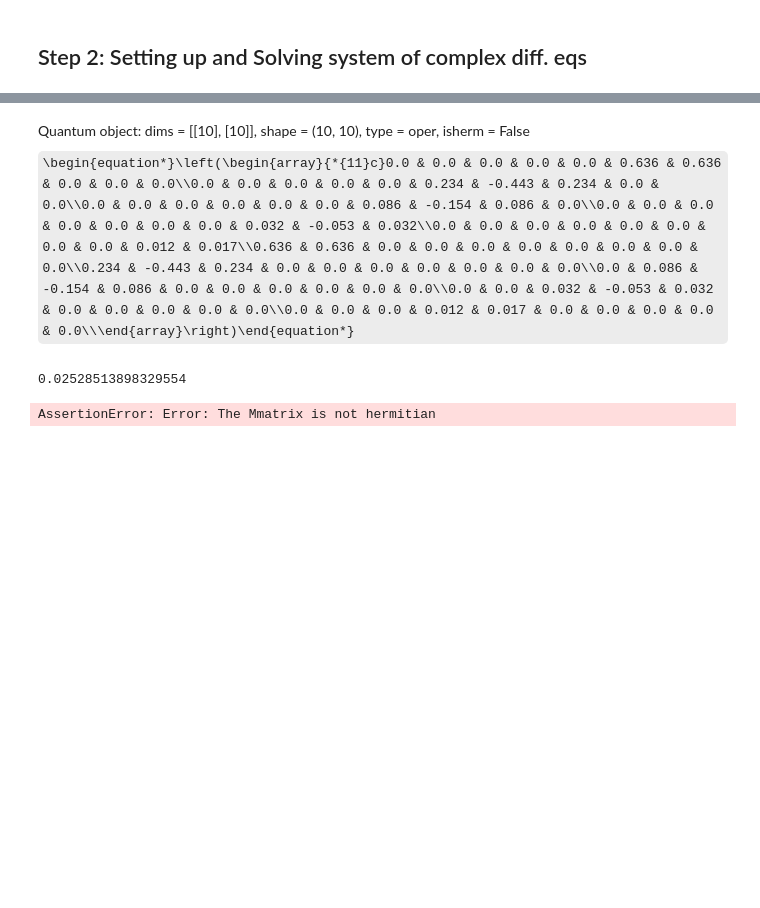
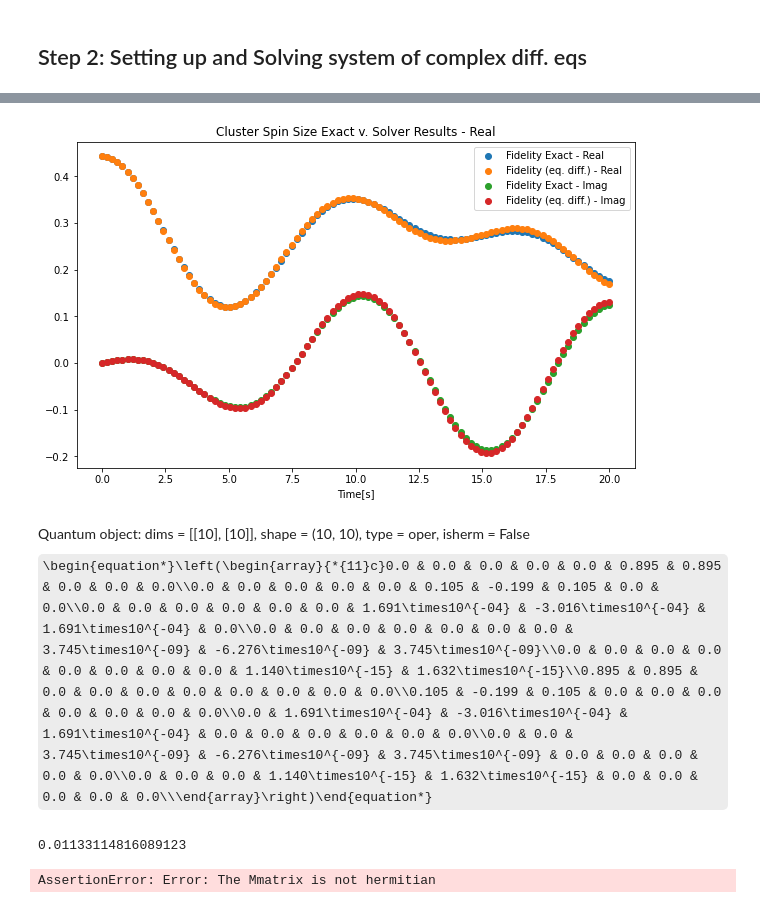
Before and after one commit to licTomasPerez/RMN-Max_Ent, a Jupyter notebook: RMN-markov eq.ipynb, the cells around one changed output, grey strips where cells are left out. Cells and saved outputs as stored; diff of their text form; code cells hidden in the pictures; some formulas as TeX source; blank space fills up the shorter version.

```diff
--- a/RMN-markov eq.ipynb
+++ b/RMN-markov eq.ipynb
@@ -96,14 +229,28 @@ param_list = [M, p, a]
+# %%
+fig0, ax0 = plt.subplots(figsize=(10,6))
+
+plt.title("Cluster Spin Size Exact v. Solver Results - Real")
+plt.scatter(ts, np.real(cluster_spin_size_at_timet_exact), label = "Fidelity Exact - Real")
+plt.scatter(ts, np.real(cluster_spin_size_at_timet), label = "Fidelity (eq. diff.) - Real")
+
+plt.scatter(ts, np.imag(cluster_spin_size_at_timet_exact), label = "Fidelity Exact - Imag")
+plt.scatter(ts, np.imag(cluster_spin_size_at_timet), label = "Fidelity (eq. diff.) - Imag")
+
+ax0.legend(loc = 0)
+plt.xlabel("Time[s]")
+plt.show()
+# %% [output]
+[figure, added]
 # %%
-Mmatrix = me.antidiagonal_2M2M_block_Mmatrix(parameters = param_list,
-                                                  time=2, qutip_qobj_result = False)
+Mmatrix = me.antidiagonal_2M2M_block_Mmatrix(time=2, M = M, p = p, a = a, qutip_qobj_result = False)
 qutip.Qobj(Mmatrix)
 # %% [output]
-Quantum object: dims = [[10], [10]], shape = (10, 10), type = oper, isherm = False\begin{equation*}\left(\begin{array}{*{11}c}0.0 & 0.0 & 0.0 & 0.0 & 0.0 & 0.636 & 0.636 & 0.0 & 0.0 & 0.0\\0.0 & 0.0 & 0.0 & 0.0 & 0.0 & 0.234 & -0.443 & 0.234 & 0.0 & 0.0\\0.0 & 0.0 & 0.0 & 0.0 & 0.0 & 0.0 & 0.086 & -0.154 & 0.086 & 0.0\\0.0 & 0.0 & 0.0 & 0.0 & 0.0 & 0.0 & 0.0 & 0.032 & -0.053 & 0.032\\0.0 & 0.0 & 0.0 & 0.0 & 0.0 & 0.0 & 0.0 & 0.0 & 0.012 & 0.017\\0.636 & 0.636 & 0.0 & 0.0 & 0.0 & 0.0 & 0.0 & 0.0 & 0.0 & 0.0\\0.234 & -0.443 & 0.234 & 0.0 & 0.0 & 0.0 & 0.0 & 0.0 & 0.0 & 0.0\\0.0 & 0.086 & -0.154 & 0.086 & 0.0 & 0.0 & 0.0 & 0.0 & 0.0 & 0.0\\0.0 & 0.0 & 0.032 & -0.053 & 0.032 & 0.0 & 0.0 & 0.0 & 0.0 & 0.0\\0.0 & 0.0 & 0.0 & 0.012 & 0.017 & 0.0 & 0.0 & 0.0 & 0.0 & 0.0\\\end{array}\right)\end{equation*}
+Quantum object: dims = [[10], [10]], shape = (10, 10), type = oper, isherm = False\begin{equation*}\left(\begin{array}{*{11}c}0.0 & 0.0 & 0.0 & 0.0 & 0.0 & 0.895 & 0.895 & 0.0 & 0.0 & 0.0\\0.0 & 0.0 & 0.0 & 0.0 & 0.0 & 0.105 & -0.199 & 0.105 & 0.0 & 0.0\\0.0 & 0.0 & 0.0 & 0.0 & 0.0 & 0.0 & 1.691\times10^{-04} & -3.016\times10^{-04} & 1.691\times10^{-04} & 0.0\\0.0 & 0.0 & 0.0 & 0.0 & 0.0 & 0.0 & 0.0 & 3.745\times10^{-09} & -6.276\times10^{-09} & 3.745\times10^{-09}\\0.0 & 0.0 & 0.0 & 0.0 & 0.0 & 0.0 & 0.0 & 0.0 & 1.140\times10^{-15} & 1.632\times10^{-15}\\0.895 & 0.895 & 0.0 & 0.0 & 0.0 & 0.0 & 0.0 & 0.0 & 0.0 & 0.0\\0.105 & -0.199 & 0.105 & 0.0 & 0.0 & 0.0 & 0.0 & 0.0 & 0.0 & 0.0\\0.0 & 1.691\times10^{-04} & -3.016\times10^{-04} & 1.691\times10^{-04} & 0.0 & 0.0 & 0.0 & 0.0 & 0.0 & 0.0\\0.0 & 0.0 & 3.745\times10^{-09} & -6.276\times10^{-09} & 3.745\times10^{-09} & 0.0 & 0.0 & 0.0 & 0.0 & 0.0\\0.0 & 0.0 & 0.0 & 1.140\times10^{-15} & 1.632\times10^{-15} & 0.0 & 0.0 & 0.0 & 0.0 & 0.0\\\end{array}\right)\end{equation*}
 # %%
-B = me.complex_differential_system(parameters = param_list, coherences_init_configs = cohr_complex_t0, time=1)
+B = me.complex_differential_system(time=2, M = M, p = p, a = a, coherences_init_configs = cohr_complex_t0)
 print(B[6])
 # %% [output]
-0.02528513898329554
+0.01133114816089123
 # %%
 assert linalg.norm(Mmatrix)>1e-5, "Error: The Mmatrix is null"
 assert linalg.norm(qutip.Qobj(Mmatrix) - qutip.Qobj(Mmatrix).dag())<1e-5, "Error: The Mmatrix is not hermitian"
```
Also changed, not shown: parts of 45 cells of this notebook.
